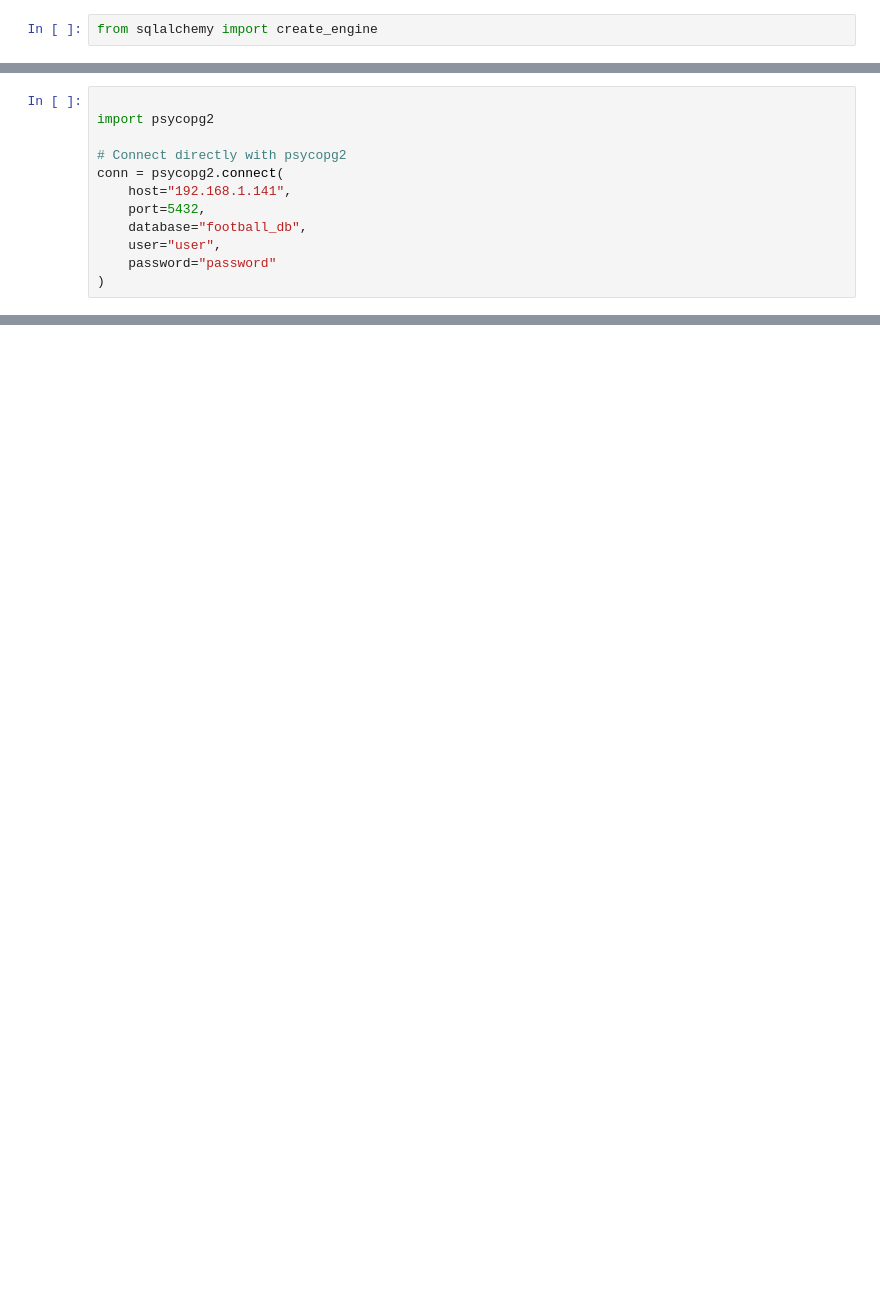
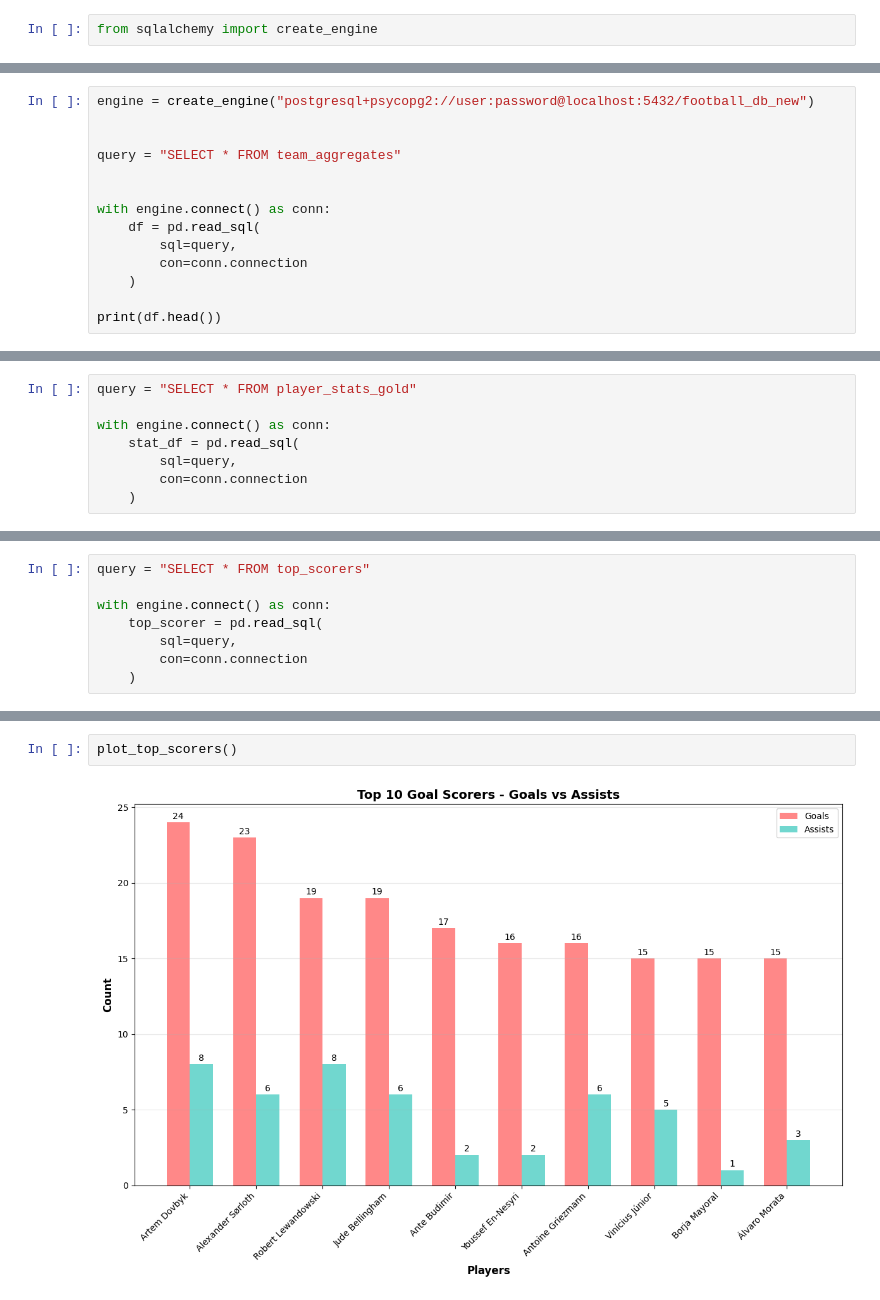
Before and after one commit to plinphon/dataeng_final, a Jupyter notebook: visual.ipynb, the cells around one changed output, grey strips where cells are left out. Saved outputs shown, nothing was run; the diff lists cells and outputs as text; blank space fills up the shorter version.

```diff
--- a/visual.ipynb
+++ b/visual.ipynb
@@ -38,12 +23,0 @@ Connected!
-# %%
-
-import psycopg2
-
-# Connect directly with psycopg2
-conn = psycopg2.connect(
-    host="192.168.1.141",
-    port=5432,
-    database="football_db",
-    user="user",
-    password="password"
-)
@@ -201,0 +24,14 @@ plotStatPos(
+# %%
+engine = create_engine("postgresql+psycopg2://user:password@localhost:5432/football_db_new")
+
+
+query = "SELECT * FROM team_aggregates"
+
+
+with engine.connect() as conn:
+    df = pd.read_sql(
+        sql=query,
+        con=conn.connection
+    )
+
+print(df.head())
@@ -201,0 +59,8 @@ plotStatPos(
+# %%
+query = "SELECT * FROM player_stats_gold"
+
+with engine.connect() as conn:
+    stat_df = pd.read_sql(
+        sql=query,
+        con=conn.connection
+    )
@@ -201,0 +83,8 @@ plotStatPos(
+# %%
+query = "SELECT * FROM top_scorers"
+
+with engine.connect() as conn:
+    top_scorer = pd.read_sql(
+        sql=query,
+        con=conn.connection
+    )
@@ -201,0 +158,4 @@ plotStatPos(
+# %%
+plot_top_scorers()
+# %% [output]
+[figure, added]
```
Also changed, not shown: parts of 18 cells of this notebook, 30 other files.
